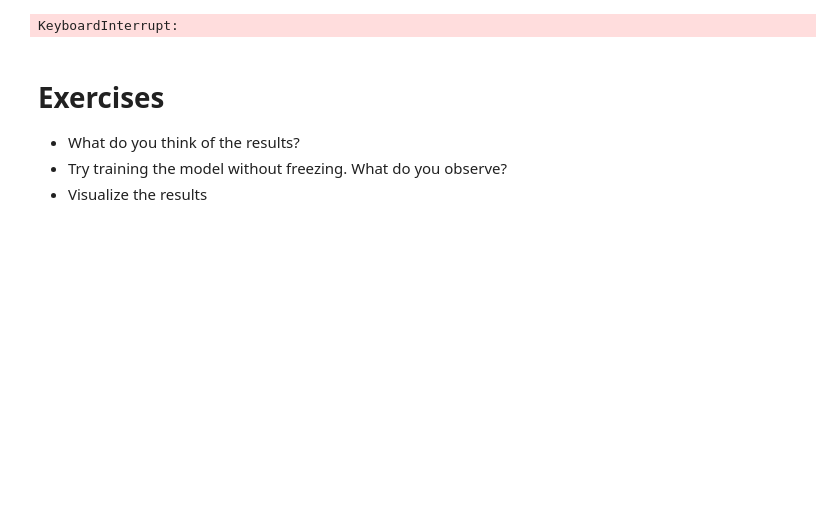
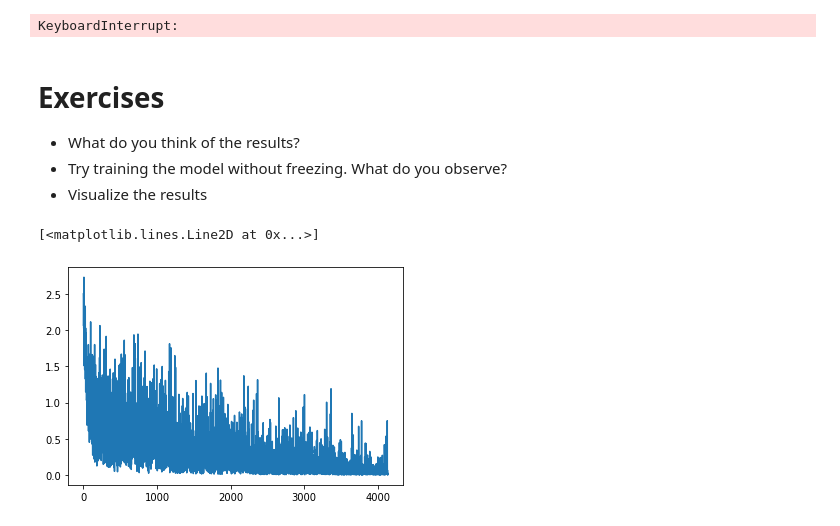
Before and after one commit to i008/dsr-pytorch, a Jupyter notebook: 6-pytorch-fmnist-transfer-learning.ipynb, the cells around one changed output. Saved outputs shown, nothing was run; the diff lists cells and outputs as text; code cells hidden in the pictures; blank space fills up the shorter version.

```diff
--- a/6-pytorch-fmnist-transfer-learning.ipynb
+++ b/6-pytorch-fmnist-transfer-learning.ipynb
@@ -118,8 +118,8 @@ N_CLASSES = 10
 MEAN = [0.485, 0.456, 0.406]
 STD = [0.229, 0.224, 0.225]
 
-OPTIMIZER = 'Adam' # one of ['ASGD','Adadelta', 'Adagrad','Adam', 'Adamax','LBFGS', 'RMSprop','Rprop','SGD',SparseAdam']
-optimizer = getattr(torch.optim, OPTIMIZER)(cnn.parameters(), lr=0.01)
+OPTIMIZER = 'SGD' # one of ['ASGD','Adadelta', 'Adagrad','Adam', 'Adamax','LBFGS', 'RMSprop','Rprop','SGD',SparseAdam']
+optimizer = getattr(torch.optim, OPTIMIZER)(cnn.parameters(), lr=LR)
 criterion = nn.CrossEntropyLoss()
 
 cnn.to(DEVICE)
@@ -230,3 +219,9 @@ KeyboardInterrupt:
 - What do you think of the results?
 - Try training the model without freezing. What do you observe?
 - Visualize the results
+# %%
+%matplotlib inline
+plt.plot(collect[:])
+# %% [output]
+[<matplotlib.lines.Line2D at 0x...>]
+[figure, added]
```
Also changed, not shown: parts of 3 cells of this notebook, 31 other files.
